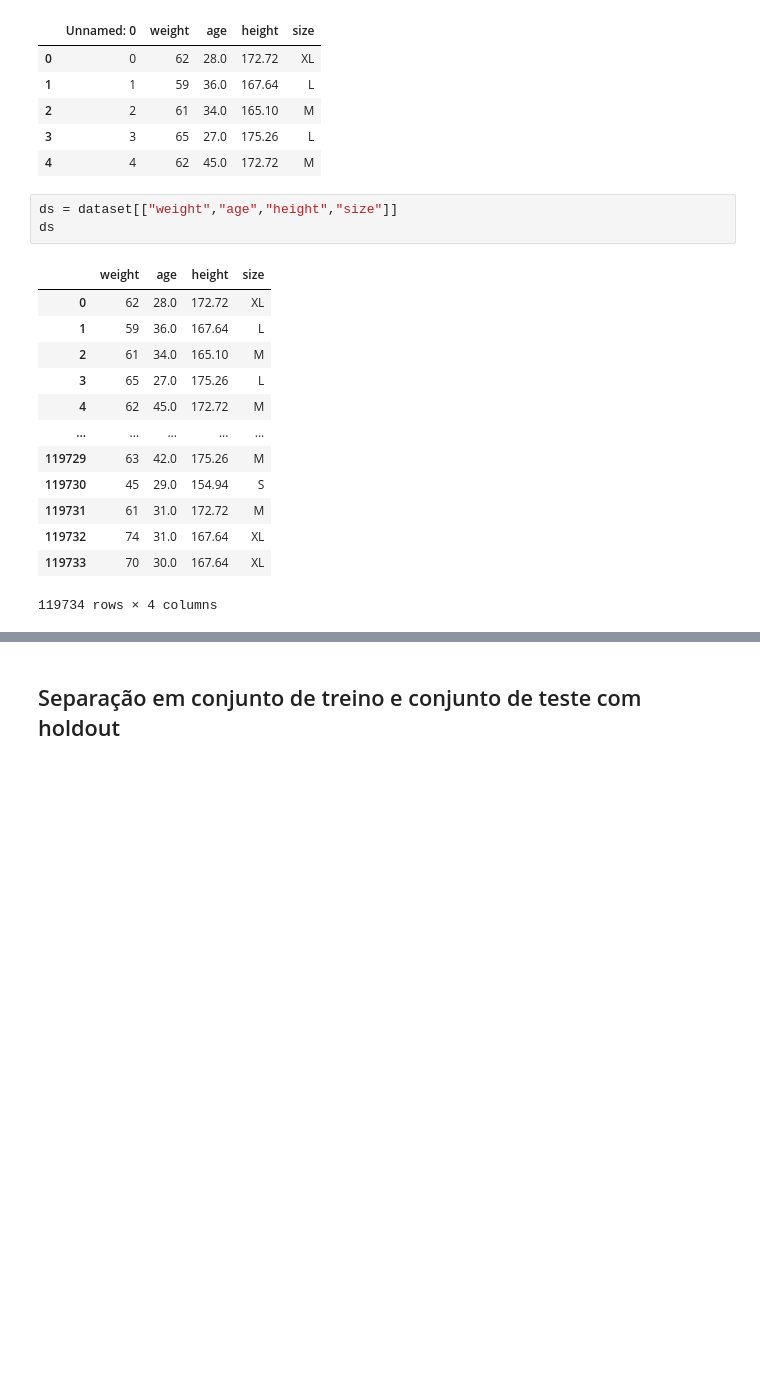
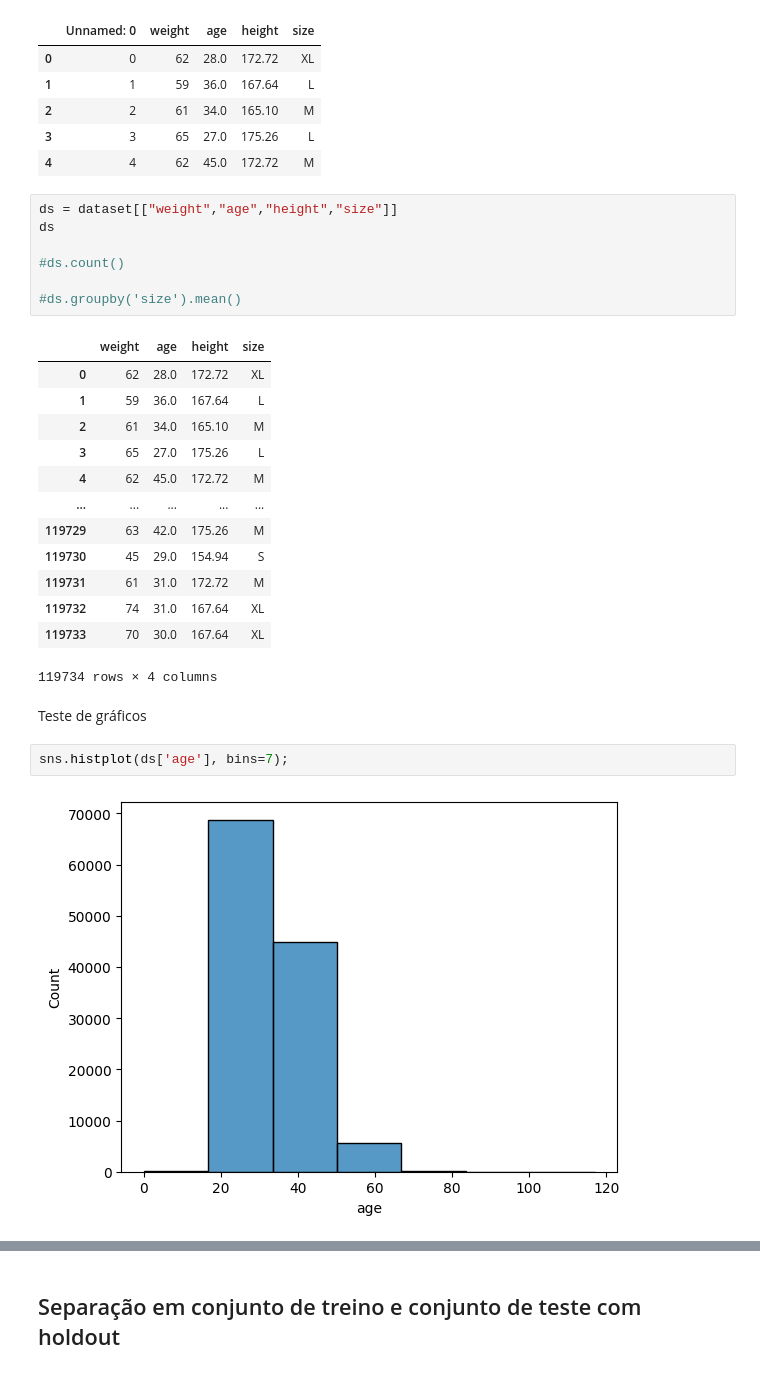
Before and after one commit to szalontai/PUC_Rio_MVP_sprint_04, a Jupyter notebook: MVP.ipynb, the cells around one changed output, grey strips where cells are left out. Drawn from its saved outputs; the diff is of its cells as text; blank space fills up the shorter version.

```diff
--- a/MVP.ipynb
+++ b/MVP.ipynb
@@ -47,6 +155,10 @@ dataset.head()
 # %%
 ds = dataset[["weight","age","height","size"]]
 ds
+
+#ds.count()
+
+#ds.groupby('size').mean()
 # %% [output]
 |  | weight | age | height | size |
 | 0 | 62 | 28.0 | 172.72 | XL |
@@ -61,3 +173,9 @@ ds
 | 119732 | 74 | 31.0 | 167.64 | XL |
 | 119733 | 70 | 30.0 | 167.64 | XL |
 119734 rows × 4 columns
+# %% [markdown]
+Teste de gráficos
+# %%
+sns.histplot(ds['age'], bins=7);
+# %% [output]
+[figure, added]
```
Also changed, not shown: parts of 11 cells of this notebook.
